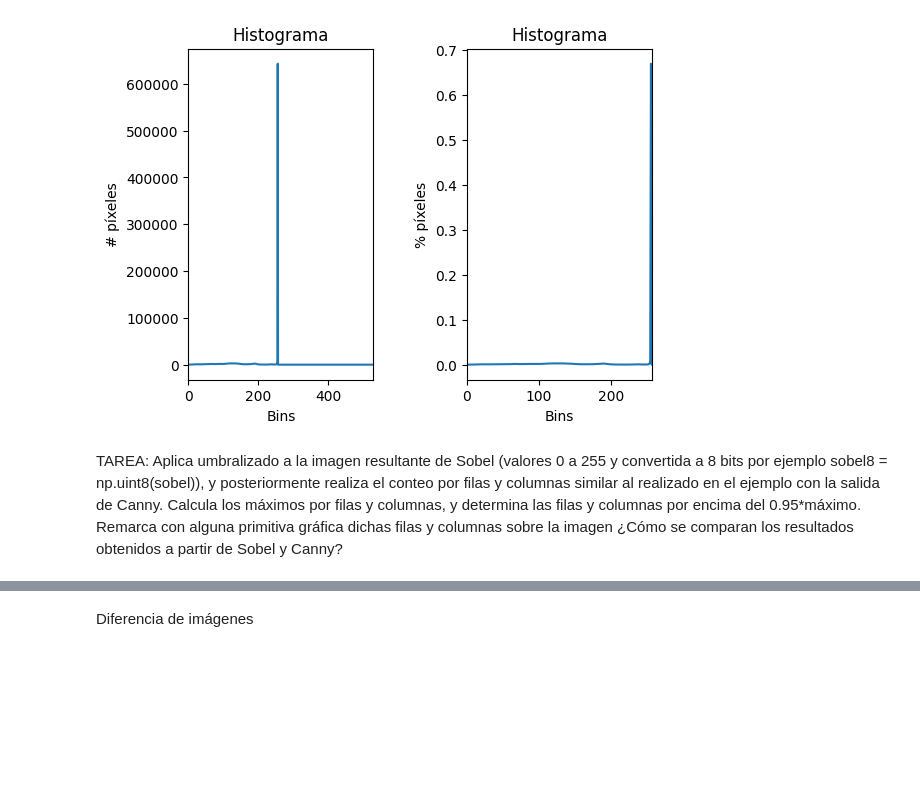
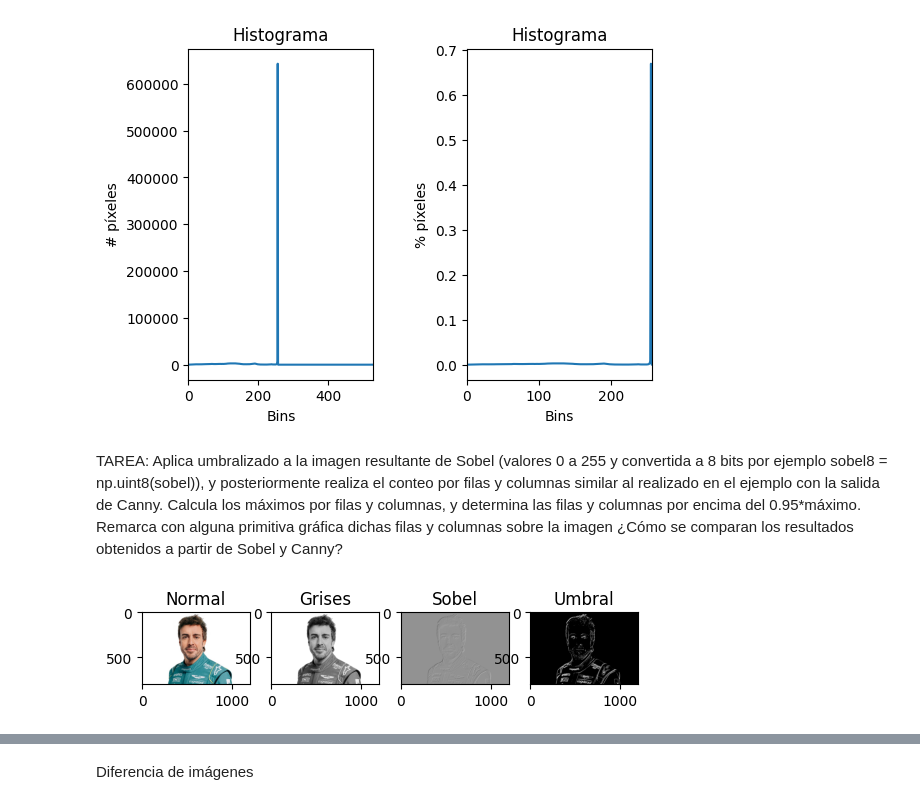
Before and after one commit to JoseManuel117/VC, a Jupyter notebook: P2/VC_P2.ipynb, the cells around one changed output, grey strips where cells are left out. Saved outputs shown, nothing was run; the diff lists cells and outputs as text; code cells hidden in the pictures; blank space fills up the shorter version.

```diff
--- a/P2/VC_P2.ipynb
+++ b/P2/VC_P2.ipynb
@@ -257,3 +320,41 @@ plt.xlim([0, 256])
 [figure]
 # %% [markdown]
 TAREA: Aplica umbralizado a la imagen resultante de Sobel (valores 0 a 255 y convertida a 8 bits por ejemplo sobel8 = np.uint8(sobel)), y posteriormente realiza el conteo por filas y columnas similar al realizado en el ejemplo con la salida de Canny. Calcula los máximos por filas y columnas, y determina las filas y columnas por encima del 0.95*máximo. Remarca con alguna primitiva gráfica dichas filas y columnas sobre la imagen ¿Cómo se comparan los resultados obtenidos a partir de Sobel y Canny?
+# %%
+#Lee imagen de archivo
+img = cv2.imread('alo.jpg')
+img_rgb = cv2.cvtColor(img, cv2.COLOR_BGR2RGB)
+plt.figure()
+plt.subplot(1, 4, 1)
+plt.title("Normal")
+plt.imshow(img_rgb)
+
+# 1 - Tenemos la imagen gris
+gris = cv2.cvtColor(img, cv2.COLOR_BGR2GRAY)
+plt.subplot(1, 4, 2)
+plt.title("Grises")
+plt.imshow(gris, cmap='gray')
+
+# 2 -Calculamos sobel
+#Calcula en ambas direcciones (horizontal y vertical)
+sobelx = cv2.Sobel(gris, cv2.CV_64F, 1, 0)  # x
+sobely = cv2.Sobel(gris, cv2.CV_64F, 0, 1)  # y
+#Combina ambos resultados
+sobel = cv2.add(sobelx, sobely)
+
+plt.subplot(1, 4, 3)
+
+plt.title("Sobel")
+plt.imshow(sobel, cmap='gray')
+
+# 3 -Umbralizamos
+#Obtiene imagen umbralizada para dicho valor definido
+res, imagenUmbralizada = cv2.threshold(cv2.convertScaleAbs(sobel), 175, 255, cv2.THRESH_BINARY)
+
+
+plt.subplot(1, 4, 4)
+plt.title("Umbral")
+plt.imshow(imagenUmbralizada, cmap='gray') #Visualiza con mapa de color gris
+plt.show()
+# %% [output]
+[figure, added]
```
Also changed, not shown: parts of 5 cells of this notebook.
